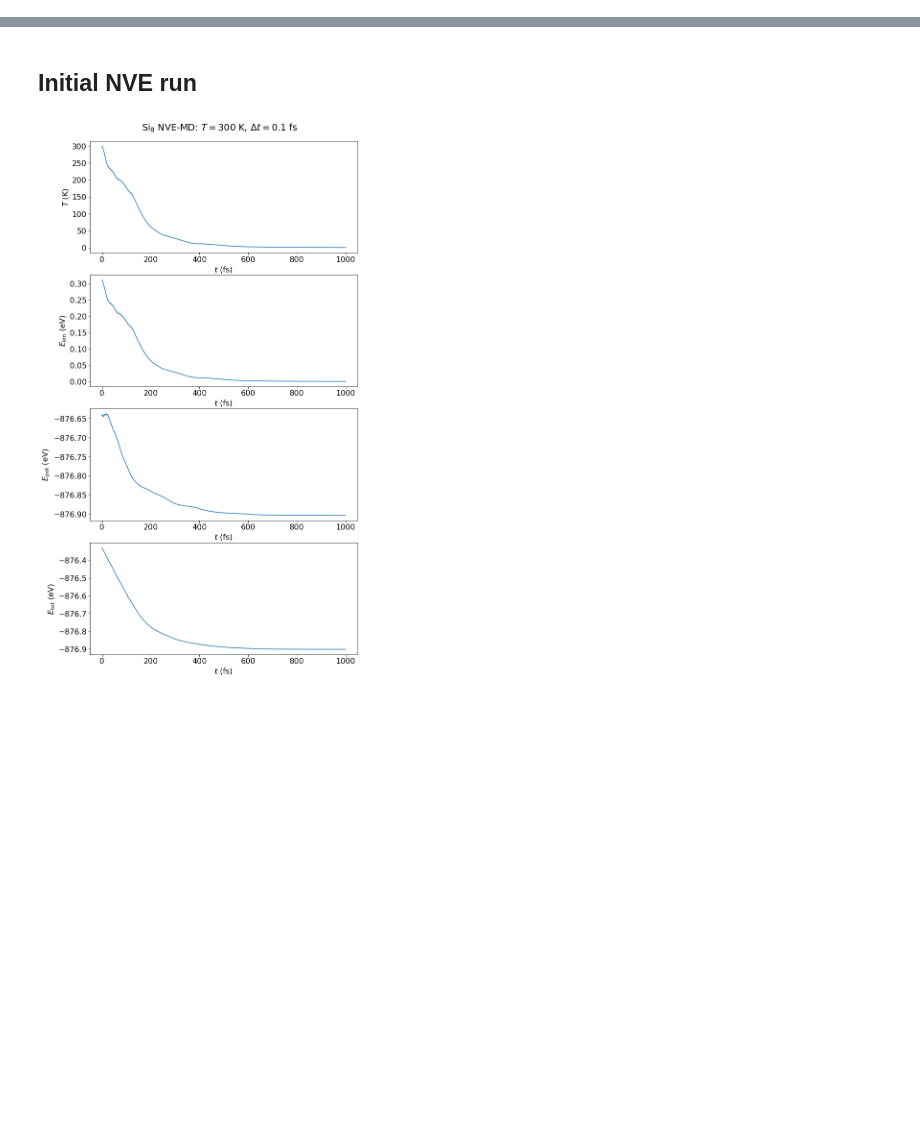
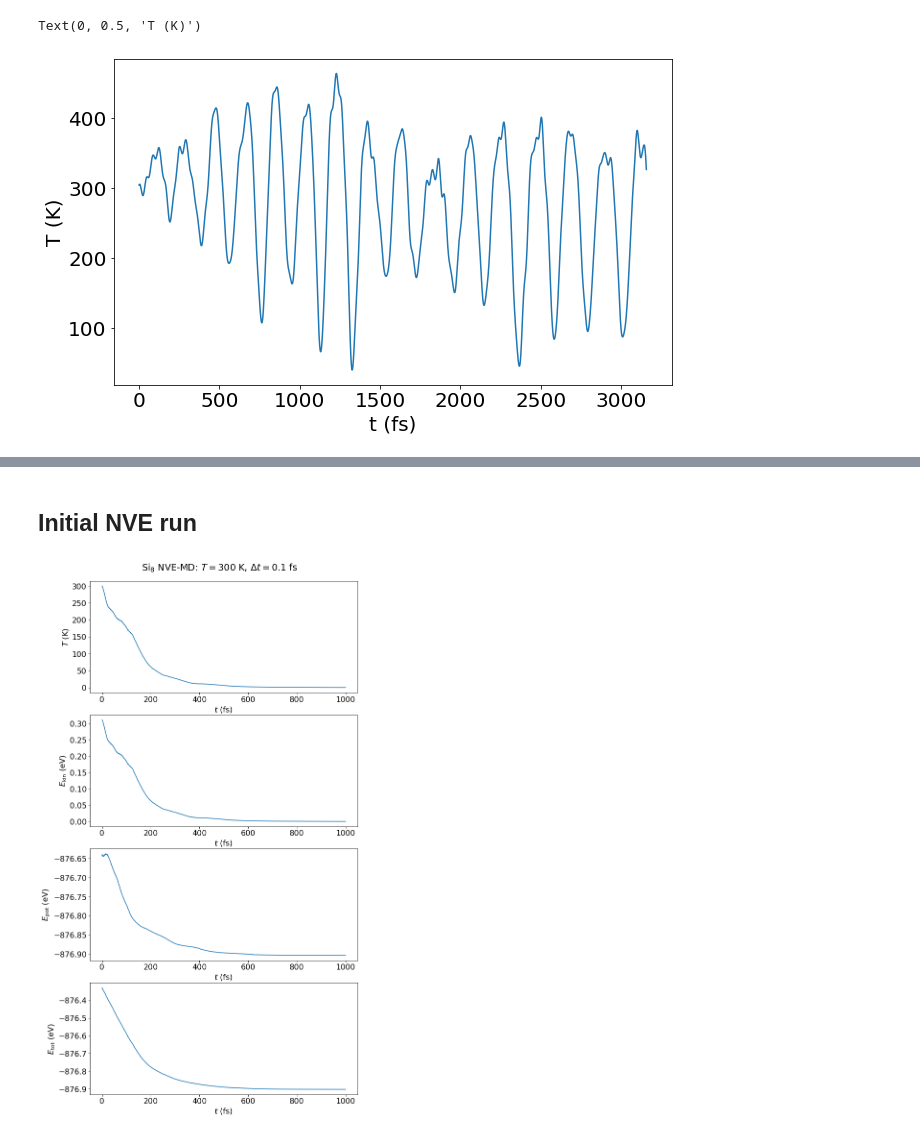
Before and after one commit to ferchault/APDFT, a Jupyter notebook: prototyping/apdft-ofdft-cpmd/Si8_NVE_ref.ipynb, the cells around one changed output, grey strips where cells are left out. Cells and saved outputs as stored; diff of their text form; code cells hidden in the pictures; blank space fills up the shorter version.

```diff
--- a/prototyping/apdft-ofdft-cpmd/Si8_NVE_ref.ipynb
+++ b/prototyping/apdft-ofdft-cpmd/Si8_NVE_ref.ipynb
@@ -57,0 +67,9 @@ def drift(time, energy, num_atom, tstart=None, tend=None):
+# %%
+plt.rcParams['font.size'] = 20
+
+plt.plot(time_ref, temp_ref)
+plt.xlabel('t (fs)')
+plt.ylabel('T (K)')
+# %% [output]
+Text(0, 0.5, 'T (K)')
+[figure, added]
```
Also changed, not shown: parts of 7 cells of this notebook, 7 other files.
